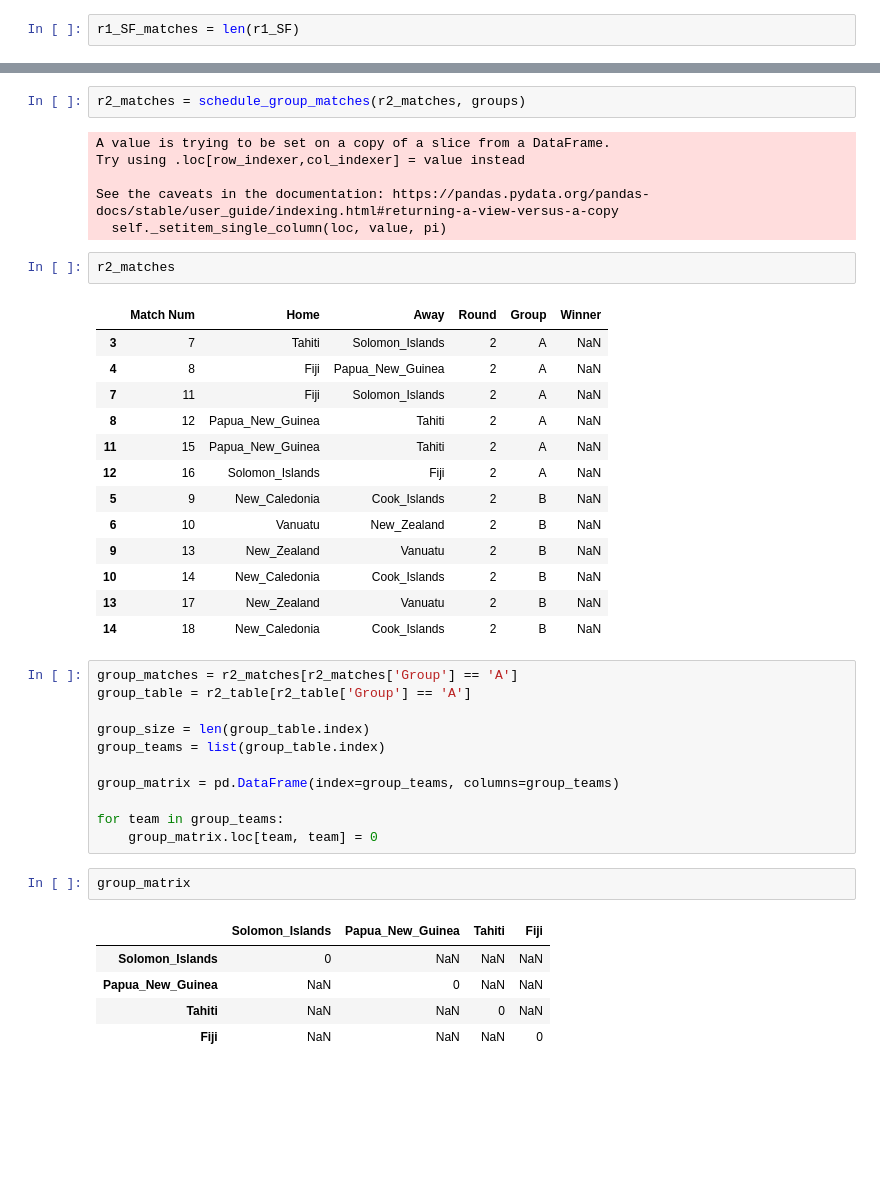
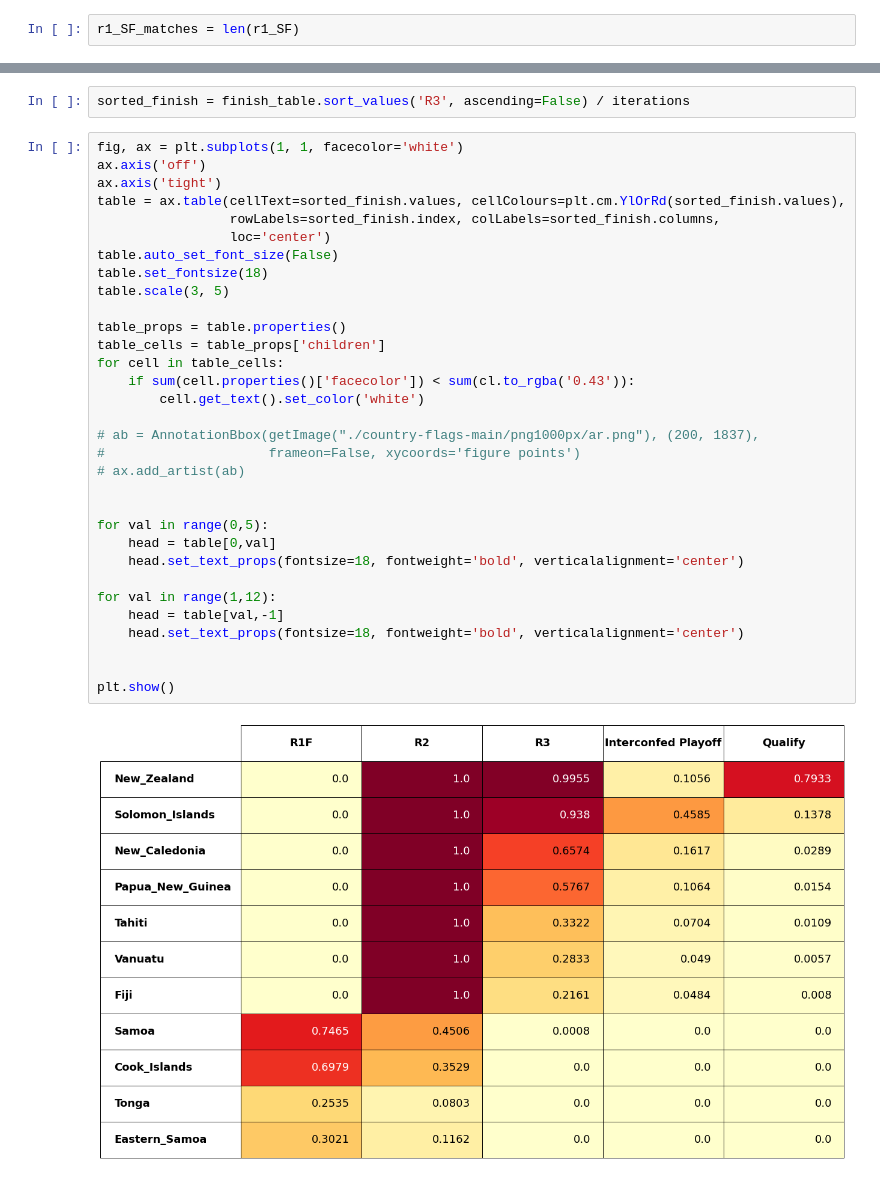
Before and after one commit to thomasgaudin-astro/soccer_code, a Jupyter notebook: OFC Qualifying.ipynb, the cells around one changed output, grey strips where cells are left out. Cells and saved outputs as stored; diff of their text form; blank space fills up the shorter version.

```diff
--- a/OFC Qualifying.ipynb
+++ b/OFC Qualifying.ipynb
@@ -257,43 +384,36 @@ def schedule_group_matches(round_matches, groups):
-# %%
-r2_matches = schedule_group_matches(r2_matches, groups)
-# %% [output]
-A value is trying to be set on a copy of a slice from a DataFrame.
-Try using .loc[row_indexer,col_indexer] = value instead
-
-See the caveats in the documentation: https://pandas.pydata.org/pandas-docs/stable/user_guide/indexing.html#returning-a-view-versus-a-copy
-  self._setitem_single_column(loc, value, pi)
-# %%
-r2_matches
-# %% [output]
-|  | Match Num | Home | Away | Round | Group | Winner |
-| 3 | 7 | Tahiti | Solomon_Islands | 2 | A | NaN |
-| 4 | 8 | Fiji | Papua_New_Guinea | 2 | A | NaN |
-| 7 | 11 | Fiji | Solomon_Islands | 2 | A | NaN |
-| 8 | 12 | Papua_New_Guinea | Tahiti | 2 | A | NaN |
-| 11 | 15 | Papua_New_Guinea | Tahiti | 2 | A | NaN |
-| 12 | 16 | Solomon_Islands | Fiji | 2 | A | NaN |
-| 5 | 9 | New_Caledonia | Cook_Islands | 2 | B | NaN |
-| 6 | 10 | Vanuatu | New_Zealand | 2 | B | NaN |
-| 9 | 13 | New_Zealand | Vanuatu | 2 | B | NaN |
-| 10 | 14 | New_Caledonia | Cook_Islands | 2 | B | NaN |
-| 13 | 17 | New_Zealand | Vanuatu | 2 | B | NaN |
-| 14 | 18 | New_Caledonia | Cook_Islands | 2 | B | NaN |
-# %%
-group_matches = r2_matches[r2_matches['Group'] == 'A']
-group_table = r2_table[r2_table['Group'] == 'A']
-
-group_size = len(group_table.index)
-group_teams = list(group_table.index)
-
-group_matrix = pd.DataFrame(index=group_teams, columns=group_teams)
-
-for team in group_teams:
-    group_matrix.loc[team, team] = 0
-# %%
-group_matrix
-# %% [output]
-|  | Solomon_Islands | Papua_New_Guinea | Tahiti | Fiji |
-| Solomon_Islands | 0 | NaN | NaN | NaN |
-| Papua_New_Guinea | NaN | 0 | NaN | NaN |
-| Tahiti | NaN | NaN | 0 | NaN |
-| Fiji | NaN | NaN | NaN | 0 |
+# %%
+sorted_finish = finish_table.sort_values('R3', ascending=False) / iterations
+# %%
+fig, ax = plt.subplots(1, 1, facecolor='white')
+ax.axis('off')
+ax.axis('tight')
+table = ax.table(cellText=sorted_finish.values, cellColours=plt.cm.YlOrRd(sorted_finish.values),
+                 rowLabels=sorted_finish.index, colLabels=sorted_finish.columns,
+                 loc='center')
+table.auto_set_font_size(False)
+table.set_fontsize(18)
+table.scale(3, 5)
+
+table_props = table.properties()
+table_cells = table_props['children']
+for cell in table_cells:
+    if sum(cell.properties()['facecolor']) < sum(cl.to_rgba('0.43')):
+        cell.get_text().set_color('white')
+
+# ab = AnnotationBbox(getImage("./country-flags-main/png1000px/ar.png"), (200, 1837),
+#                     frameon=False, xycoords='figure points')
+# ax.add_artist(ab)
+
+
+for val in range(0,5):
+    head = table[0,val]
+    head.set_text_props(fontsize=18, fontweight='bold', verticalalignment='center')
+
+for val in range(1,12):
+    head = table[val,-1]
+    head.set_text_props(fontsize=18, fontweight='bold', verticalalignment='center')
+
+
+plt.show()
+# %% [output]
+[figure, added]
```
Also changed, not shown: parts of 14 cells of this notebook, 4 other files.
